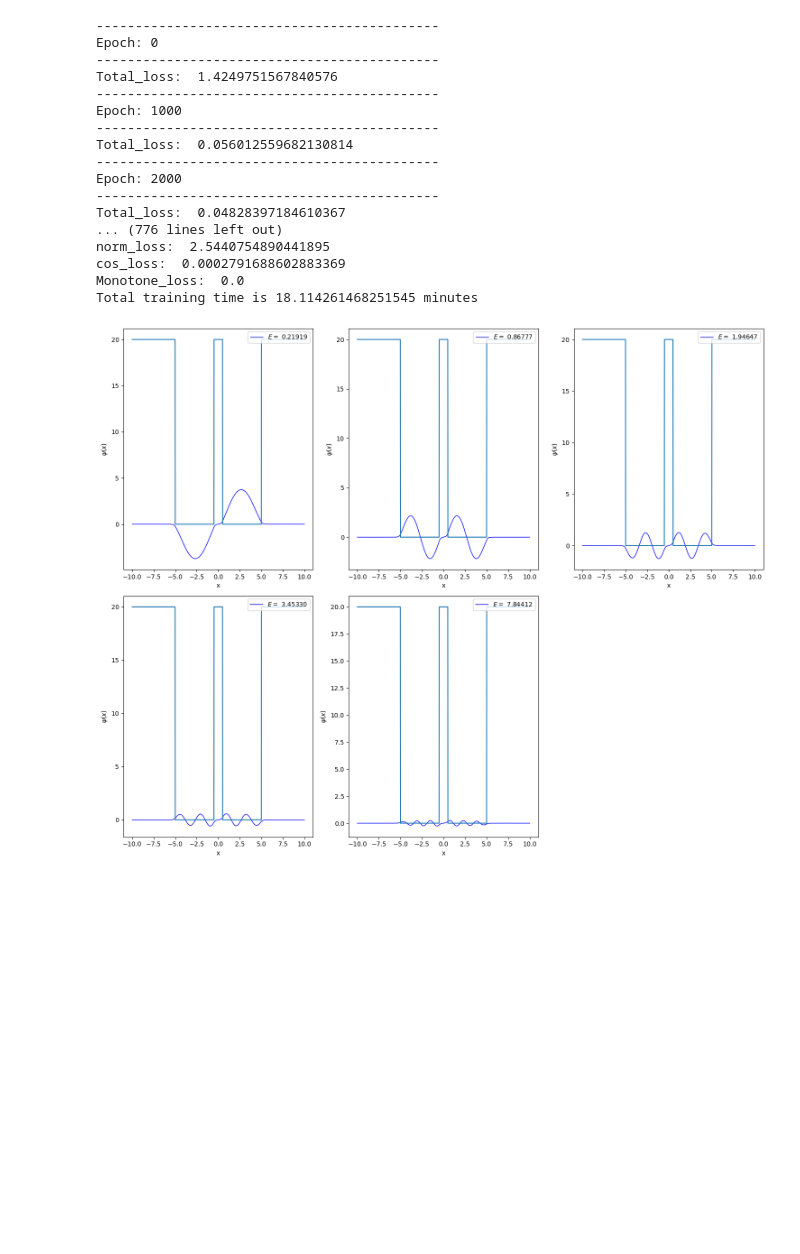
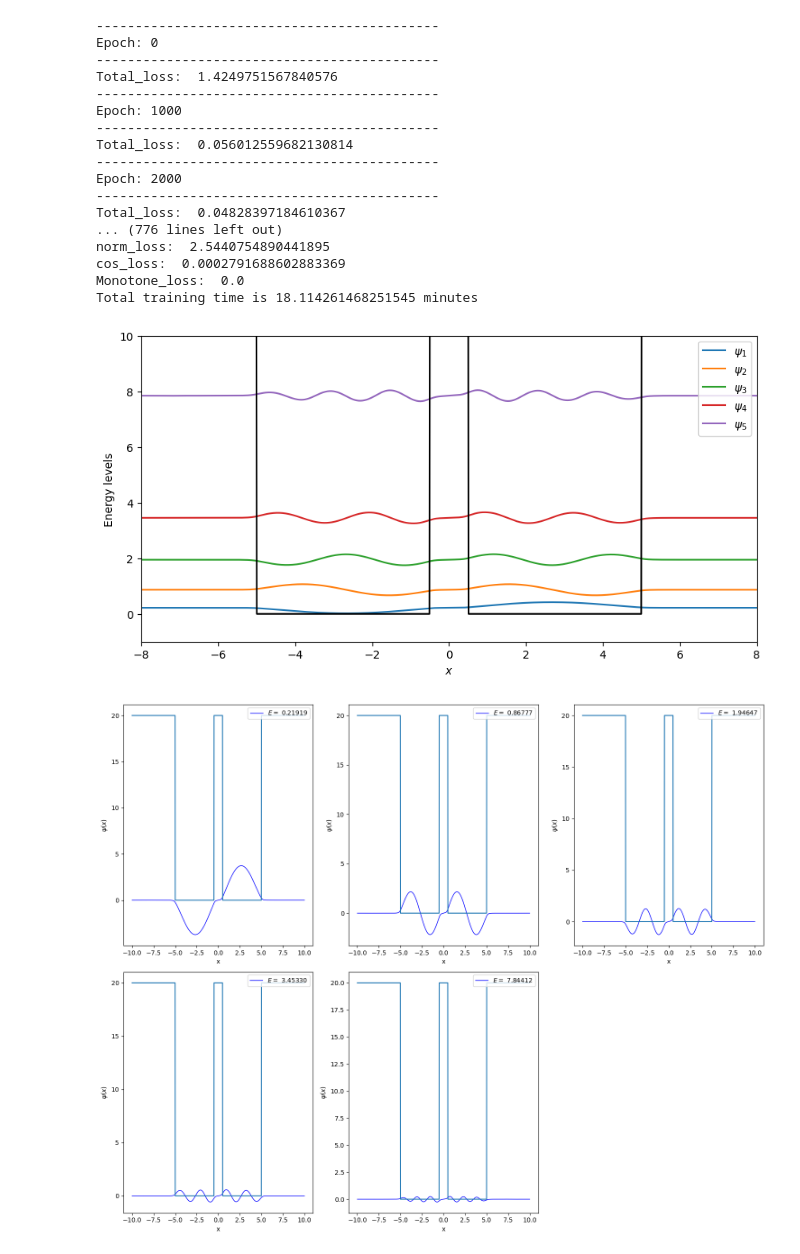
Before and after one commit to oduolaidrisA/Scientific-Machine-Learning-for-QEP, a Jupyter notebook: rqpinn_double_well_with_attention.ipynb, the cells around one changed output. Cells and saved outputs as stored; diff of their text form; code cells hidden in the pictures; blank space fills up the shorter version.

Commit message:
Included a new figure

```diff
--- a/rqpinn_double_well_with_attention.ipynb
+++ b/rqpinn_double_well_with_attention.ipynb
@@ -477,6 +477,21 @@ indices = np.argsort(eigs)
 eigs_arranged = eigs[indices]
 
 psi = psi[:,indices]
+# %%
+psi_scaled = 0.2 * psi/np.max(np.abs(psi), axis = 0, keepdims=True)
+
+fig, ax1 = plt.subplots(figsize = (10,5))
+pot = V(torch.tensor(t_net)).numpy()
+for i in range(psi_scaled.shape[1]):
+  ax1.plot(t_net.reshape(-1), eigs_arranged[i]+psi_scaled[:,i], label = f'$\psi_{i+1}$')
+ax1.plot(t_net.reshape(-1),pot.reshape(-1), 'k')
+ax1.set_ylim(-1,10); ax1.set_xlim(-8,8)
+
+plt.xlabel('$x$'); plt.ylabel('Energy levels')
+plt.legend(loc = "upper right")
+plt.show()
+# %% [output]
+[figure, added]
 # %%
 #Defining the number of rows and columns for the subplot grid
 num_rows = 2
```
Also changed, not shown: parts of 1 cell of this notebook.
